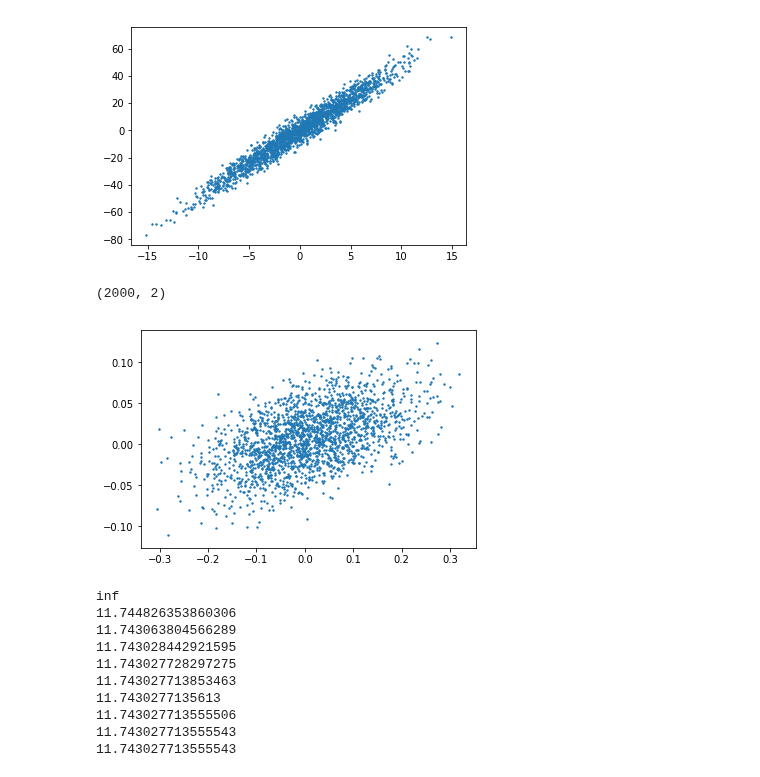
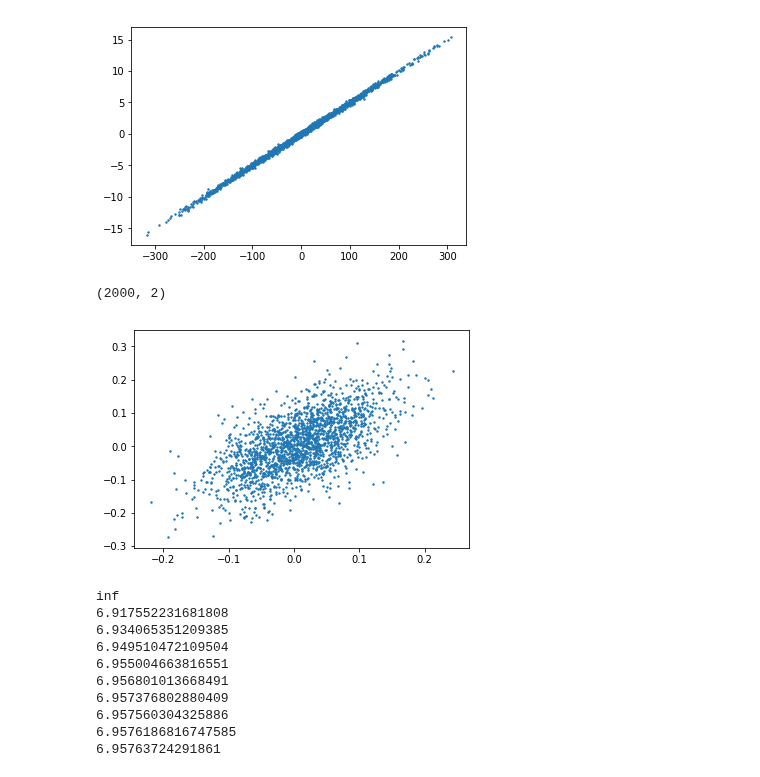
Before and after one commit to zetongqi/machine-learning-demos, a Jupyter notebook: EM_factor_analysis.ipynb, the cells around one changed output. Drawn from its saved outputs; the diff is of its cells as text; code cells hidden in the pictures.

```diff
--- a/EM_factor_analysis.ipynb
+++ b/EM_factor_analysis.ipynb
@@ -7,14 +7,14 @@ from numpy import linalg as LA
 # %%
 d = 2
 m = 2000
 delta = np.eye(d)
 delta[-1, -1] = 500
-delta[-1, 0] = 100
+delta[-1, 0] = 10000
 X = np.random.multivariate_normal(np.zeros(d), delta, m)
 plt.scatter(X[:, 0], X[:, 1], cmap=matplotlib.colors.ListedColormap("blue"), s=2)
 plt.show()
 # %% [output]
-[figure, old version]
+[figure, new version]
 # %%
 X.shape
 # %% [output]
@@ -46,7 +46,7 @@ fig = plt.figure()
 plt.scatter(X_gen[:, 0], X_gen[:, 1], cmap=matplotlib.colors.ListedColormap("blue"), s=2)
 plt.show()
 # %% [output]
-[figure, old version]
+[figure, new version]
 # %%
 max_iter = 10000
 
@@ -83,15 +83,15 @@ for i in range(max_iter):
     np.fill_diagonal(psi, np.diag(phi))
 # %% [output]
 inf
-11.744826353860306
-11.743063804566289
-11.743028442921595
-11.743027728297275
-11.743027713853463
-11.7430277135613
-11.743027713555506
-11.743027713555543
-11.743027713555543
+6.917552231681808
+6.934065351209385
+6.949510472109504
+6.955004663816551
+6.956801013668491
+6.957376802880409
+6.957560304325886
+6.9576186816747585
+6.95763724291861
 # %%
 num = 2000
 z = np.random.multivariate_normal(np.zeros(d), np.eye(d), num)
```
Also changed, not shown: parts of 1 cell of this notebook.
